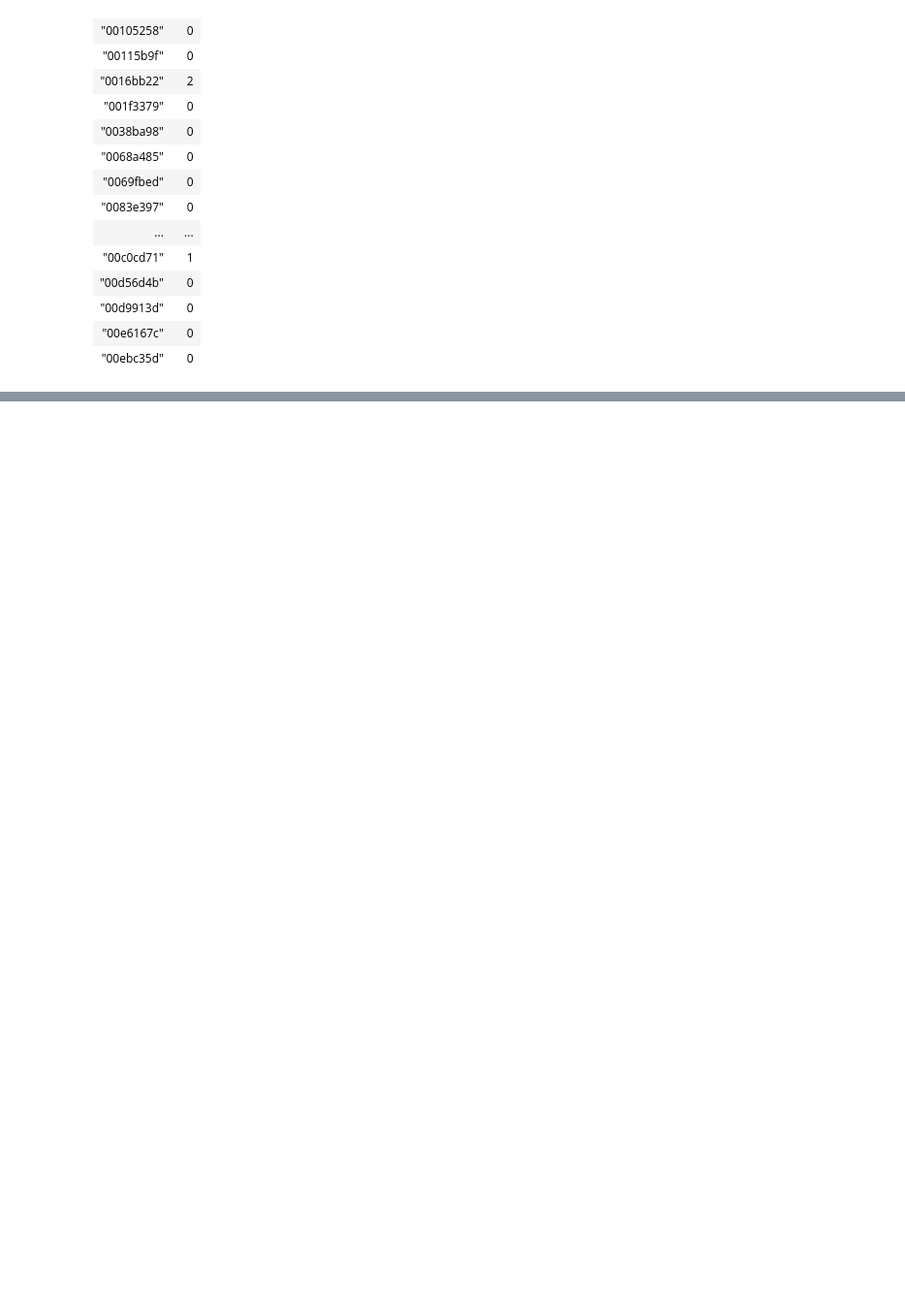
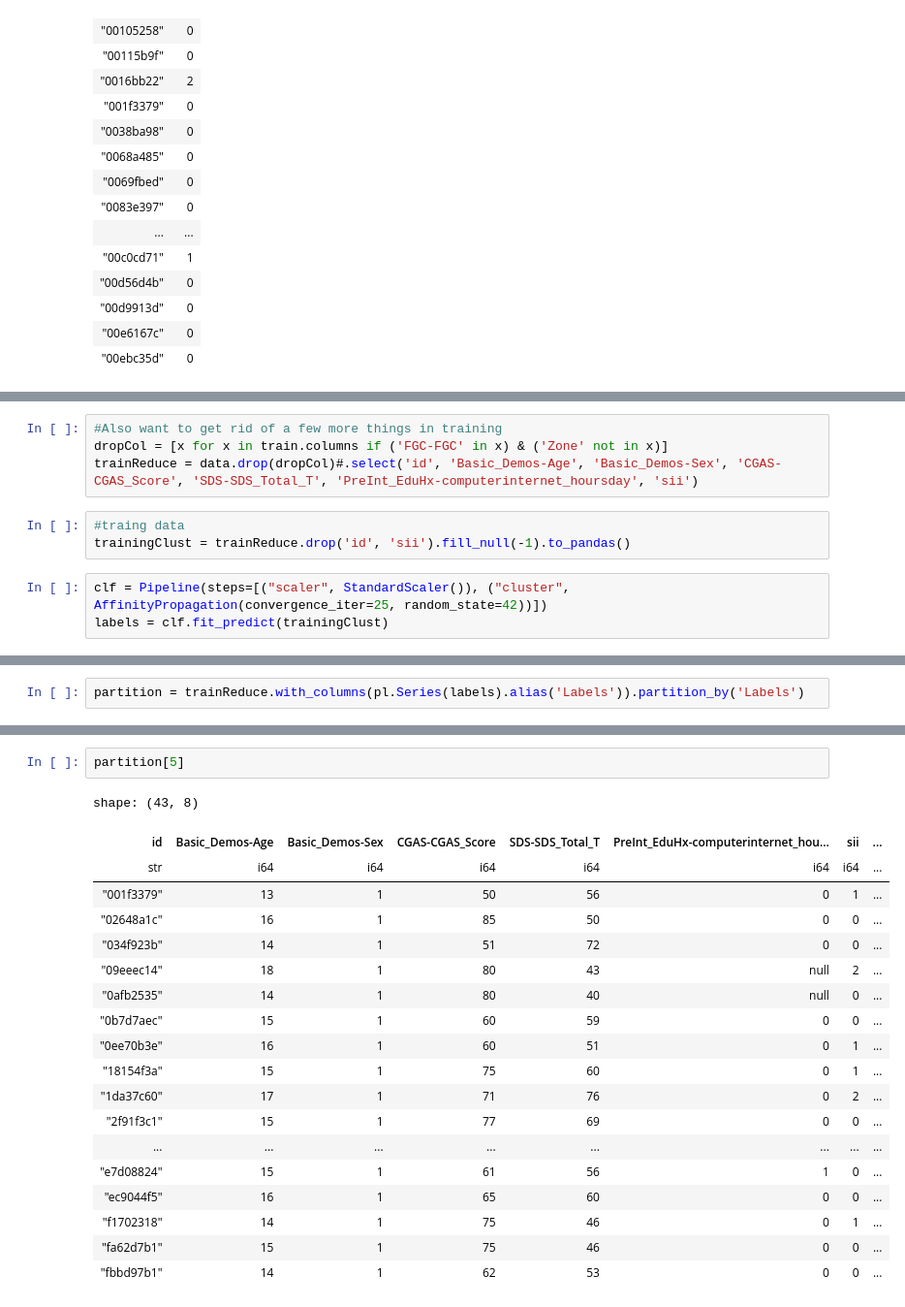
Before and after one commit to suttoe/childInternetAddiction, a Jupyter notebook: Training.ipynb, the cells around one changed output, grey strips where cells are left out. Shown at 97% size. Drawn from its saved outputs; the diff is of its cells as text; blank space fills up the shorter version.

Commit message:
Trying Other Clustering WIP

```diff
--- a/Training.ipynb
+++ b/Training.ipynb
@@ -102,0 +119,10 @@ shape: (20, 2)
+# %%
+#Also want to get rid of a few more things in training
+dropCol = [x for x in train.columns if ('FGC-FGC' in x) & ('Zone' not in x)]
+trainReduce = data.drop(dropCol)#.select('id', 'Basic_Demos-Age', 'Basic_Demos-Sex', 'CGAS-CGAS_Score', 'SDS-SDS_Total_T', 'PreInt_EduHx-computerinternet_hoursday', 'sii')
+# %%
+#traing data
+trainingClust = trainReduce.drop('id', 'sii').fill_null(-1).to_pandas()
+# %%
+clf = Pipeline(steps=[("scaler", StandardScaler()), ("cluster", AffinityPropagation(convergence_iter=25, random_state=42))])
+labels = clf.fit_predict(trainingClust)
@@ -102,0 +131,2 @@ shape: (20, 2)
+# %%
+partition = trainReduce.with_columns(pl.Series(labels).alias('Labels')).partition_by('Labels')
@@ -102,0 +155,22 @@ shape: (20, 2)
+# %%
+partition[5]
+# %% [output]
+shape: (43, 8)
+| id | Basic_Demos-Age | Basic_Demos-Sex | CGAS-CGAS_Score | SDS-SDS_Total_T | PreInt_EduHx-computerinternet_hou... | sii | ... |
+| str | i64 | i64 | i64 | i64 | i64 | i64 | ... |
+| "001f3379" | 13 | 1 | 50 | 56 | 0 | 1 | ... |
+| "02648a1c" | 16 | 1 | 85 | 50 | 0 | 0 | ... |
+| "034f923b" | 14 | 1 | 51 | 72 | 0 | 0 | ... |
+| "09eeec14" | 18 | 1 | 80 | 43 | null | 2 | ... |
+| "0afb2535" | 14 | 1 | 80 | 40 | null | 0 | ... |
+| "0b7d7aec" | 15 | 1 | 60 | 59 | 0 | 0 | ... |
+| "0ee70b3e" | 16 | 1 | 60 | 51 | 0 | 1 | ... |
+| "18154f3a" | 15 | 1 | 75 | 60 | 0 | 1 | ... |
+| "1da37c60" | 17 | 1 | 71 | 76 | 0 | 2 | ... |
+| "2f91f3c1" | 15 | 1 | 77 | 69 | 0 | 0 | ... |
+| ... | ... | ... | ... | ... | ... | ... | ... |
+| "e7d08824" | 15 | 1 | 61 | 56 | 1 | 0 | ... |
+| "ec9044f5" | 16 | 1 | 65 | 60 | 0 | 0 | ... |
+| "f1702318" | 14 | 1 | 75 | 46 | 0 | 1 | ... |
+| "fa62d7b1" | 15 | 1 | 75 | 46 | 0 | 0 | ... |
+| "fbbd97b1" | 14 | 1 | 62 | 53 | 0 | 0 | ... |
```
Also changed, not shown: parts of 6 cells of this notebook.
